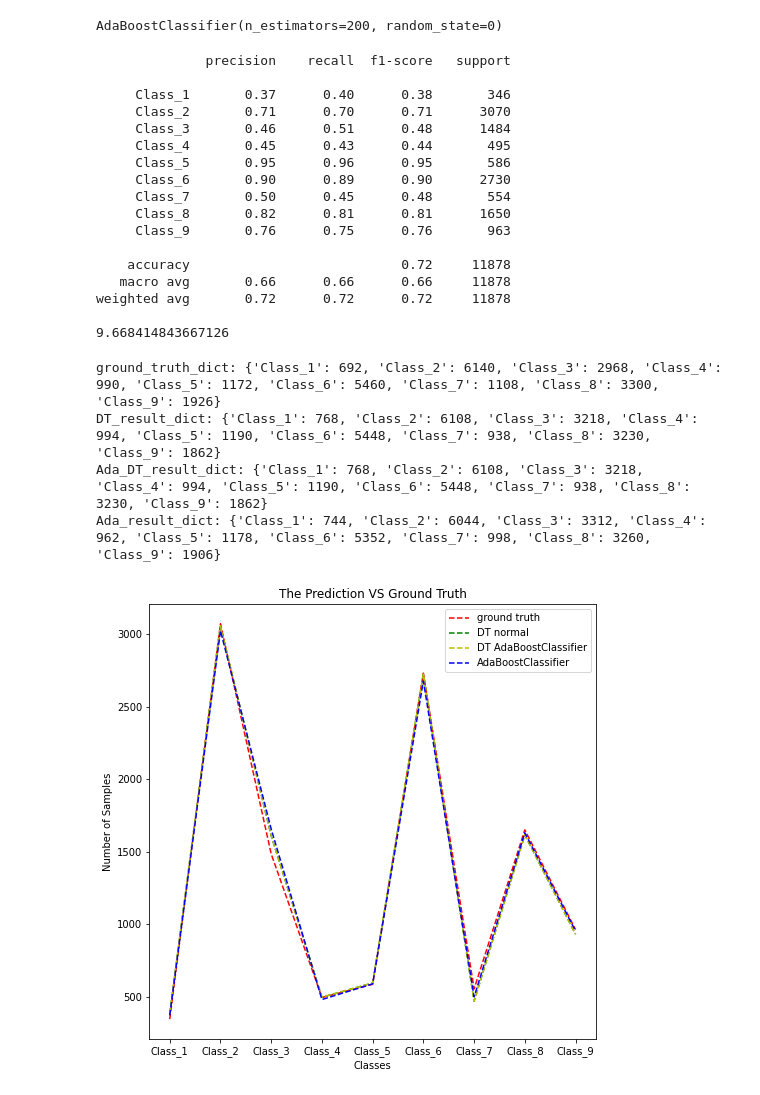
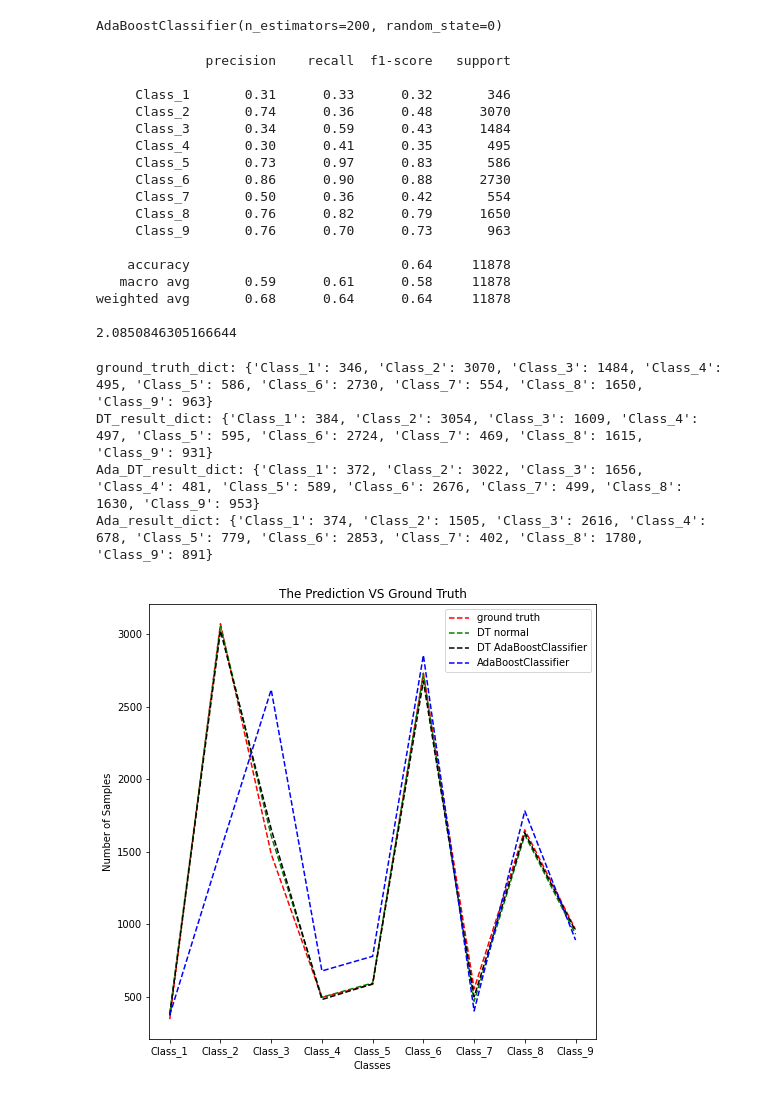
Before and after one commit to RRRRRRRRRRRoy/COMP9417, a Jupyter notebook: Group/OTTO_DecisionTree.ipynb, the cells around one changed output. Drawn from its saved outputs; the diff is of its cells as text; code cells hidden in the pictures.

```diff
--- a/Group/OTTO_DecisionTree.ipynb
+++ b/Group/OTTO_DecisionTree.ipynb
@@ -132,8 +131,8 @@ Ada_Model.fit(Train_X, Train_Y.ravel())
 # %% [output]
 AdaBoostClassifier(n_estimators=200, random_state=0)
 # %%
-Ada_Model_predict = DT_Ada_model.predict(Test_X)
-Ada_Model_predict_proba = DT_Ada_model.predict_proba(Test_X)
+Ada_Model_predict = Ada_Model.predict(Test_X)
+Ada_Model_predict_proba = Ada_Model.predict_proba(Test_X)
 # %%
 Ada_Model_report = metrics.classification_report(Test_Y,Ada_Model_predict)
 Ada_Model_loss = log_loss(Test_Y, Ada_Model_predict_proba)
@@ -143,21 +142,21 @@ print(Ada_Model_loss)
 # %% [output]
               precision    recall  f1-score   support
 
-     Class_1       0.37      0.40      0.38       346
-     Class_2       0.71      0.70      0.71      3070
-     Class_3       0.46      0.51      0.48      1484
-     Class_4       0.45      0.43      0.44       495
-     Class_5       0.95      0.96      0.95       586
-     Class_6       0.90      0.89      0.90      2730
-     Class_7       0.50      0.45      0.48       554
-     Class_8       0.82      0.81      0.81      1650
-     Class_9       0.76      0.75      0.76       963
+     Class_1       0.31      0.33      0.32       346
+     Class_2       0.74      0.36      0.48      3070
+     Class_3       0.34      0.59      0.43      1484
+     Class_4       0.30      0.41      0.35       495
+     Class_5       0.73      0.97      0.83       586
+     Class_6       0.86      0.90      0.88      2730
+     Class_7       0.50      0.36      0.42       554
+     Class_8       0.76      0.82      0.79      1650
+     Class_9       0.76      0.70      0.73       963
 
-    accuracy                           0.72     11878
-   macro avg       0.66      0.66      0.66     11878
-weighted avg       0.72      0.72      0.72     11878
+    accuracy                           0.64     11878
+   macro avg       0.59      0.61      0.58     11878
+weighted avg       0.68      0.64      0.64     11878
 
-9.668414843667126
+2.0850846305166644
 # %%
 ground_truth_dict = {"Class_1":0,"Class_2":0,"Class_3":0,"Class_4":0,"Class_5":0,"Class_6":0,"Class_7":0,"Class_8":0,"Class_9":0}
 DT_result_dict = {"Class_1":0,"Class_2":0,"Class_3":0,"Class_4":0,"Class_5":0,"Class_6":0,"Class_7":0,"Class_8":0,"Class_9":0}
@@ -172,7 +171,7 @@ for item in DT_norm_predict:
     DT_result_dict[item] += 1
 print(f"DT_result_dict: {DT_result_dict}")
 
-for item in DT_norm_predict:
+for item in DT_Ada_predict:
     Ada_DT_result_dict[item] += 1
 print(f"Ada_DT_result_dict: {Ada_DT_result_dict}")
 
@@ -180,21 +179,21 @@ for item in Ada_Model_predict:
     Ada_result_dict[item] += 1
 print(f"Ada_result_dict: {Ada_result_dict}")
 # %% [output]
-ground_truth_dict: {'Class_1': 692, 'Class_2': 6140, 'Class_3': 2968, 'Class_4': 990, 'Class_5': 1172, 'Class_6': 5460, 'Class_7': 1108, 'Class_8': 3300, 'Class_9': 1926}
-DT_result_dict: {'Class_1': 768, 'Class_2': 6108, 'Class_3': 3218, 'Class_4': 994, 'Class_5': 1190, 'Class_6': 5448, 'Class_7': 938, 'Class_8': 3230, 'Class_9': 1862}
-Ada_DT_result_dict: {'Class_1': 768, 'Class_2': 6108, 'Class_3': 3218, 'Class_4': 994, 'Class_5': 1190, 'Class_6': 5448, 'Class_7': 938, 'Class_8': 3230, 'Class_9': 1862}
-Ada_result_dict: {'Class_1': 744, 'Class_2': 6044, 'Class_3': 3312, 'Class_4': 962, 'Class_5': 1178, 'Class_6': 5352, 'Class_7': 998, 'Class_8': 3260, 'Class_9': 1906}
+ground_truth_dict: {'Class_1': 346, 'Class_2': 3070, 'Class_3': 1484, 'Class_4': 495, 'Class_5': 586, 'Class_6': 2730, 'Class_7': 554, 'Class_8': 1650, 'Class_9': 963}
+DT_result_dict: {'Class_1': 384, 'Class_2': 3054, 'Class_3': 1609, 'Class_4': 497, 'Class_5': 595, 'Class_6': 2724, 'Class_7': 469, 'Class_8': 1615, 'Class_9': 931}
+Ada_DT_result_dict: {'Class_1': 372, 'Class_2': 3022, 'Class_3': 1656, 'Class_4': 481, 'Class_5': 589, 'Class_6': 2676, 'Class_7': 499, 'Class_8': 1630, 'Class_9': 953}
+Ada_result_dict: {'Class_1': 374, 'Class_2': 1505, 'Class_3': 2616, 'Class_4': 678, 'Class_5': 779, 'Class_6': 2853, 'Class_7': 402, 'Class_8': 1780, 'Class_9': 891}
 # %%
 import matplotlib.pyplot as plt
 plt.figure(figsize=(8, 8))
-l1=plt.plot(ground_truth_dict.keys(),ground_truth_dict.values(),'r--',label='ground truth')
-l2=plt.plot(DT_result_dict.keys(),DT_result_dict.values(),'g--',label='DT normal')
-l2=plt.plot(Ada_DT_result_dict.keys(),Ada_DT_result_dict.values(),'y--',label='DT AdaBoostClassifier')
-l2=plt.plot(Ada_result_dict.keys(),Ada_result_dict.values(),'b--',label='AdaBoostClassifier')
+l1=plt.plot(ground_truth_dict.keys(),ground_truth_dict.values(),color='red',linestyle='--',label='ground truth')
+l2=plt.plot(DT_result_dict.keys(),DT_result_dict.values(),color='green',linestyle='--',label='DT normal')
+l3=plt.plot(Ada_DT_result_dict.keys(),Ada_DT_result_dict.values(),color='black',linestyle='--',label='DT AdaBoostClassifier')
+l4=plt.plot(Ada_result_dict.keys(),Ada_result_dict.values(),color='blue',linestyle='--',label='AdaBoostClassifier')
 plt.title('The Prediction VS Ground Truth')
 plt.xlabel('Classes')
 plt.ylabel('Number of Samples')
 plt.legend()
 plt.show()
 # %% [output]
-[figure, old version]
+[figure, new version]
```
Also changed, not shown: parts of 8 cells of this notebook, 14 other files.
